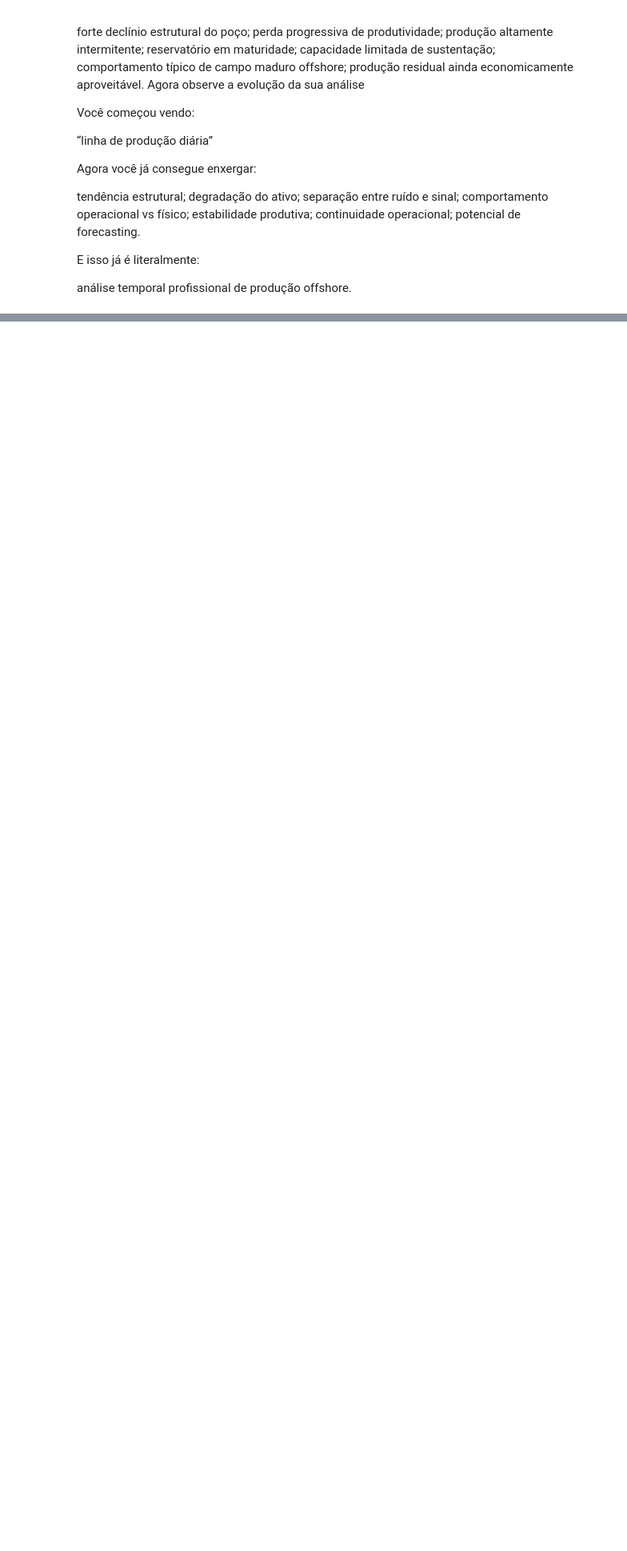
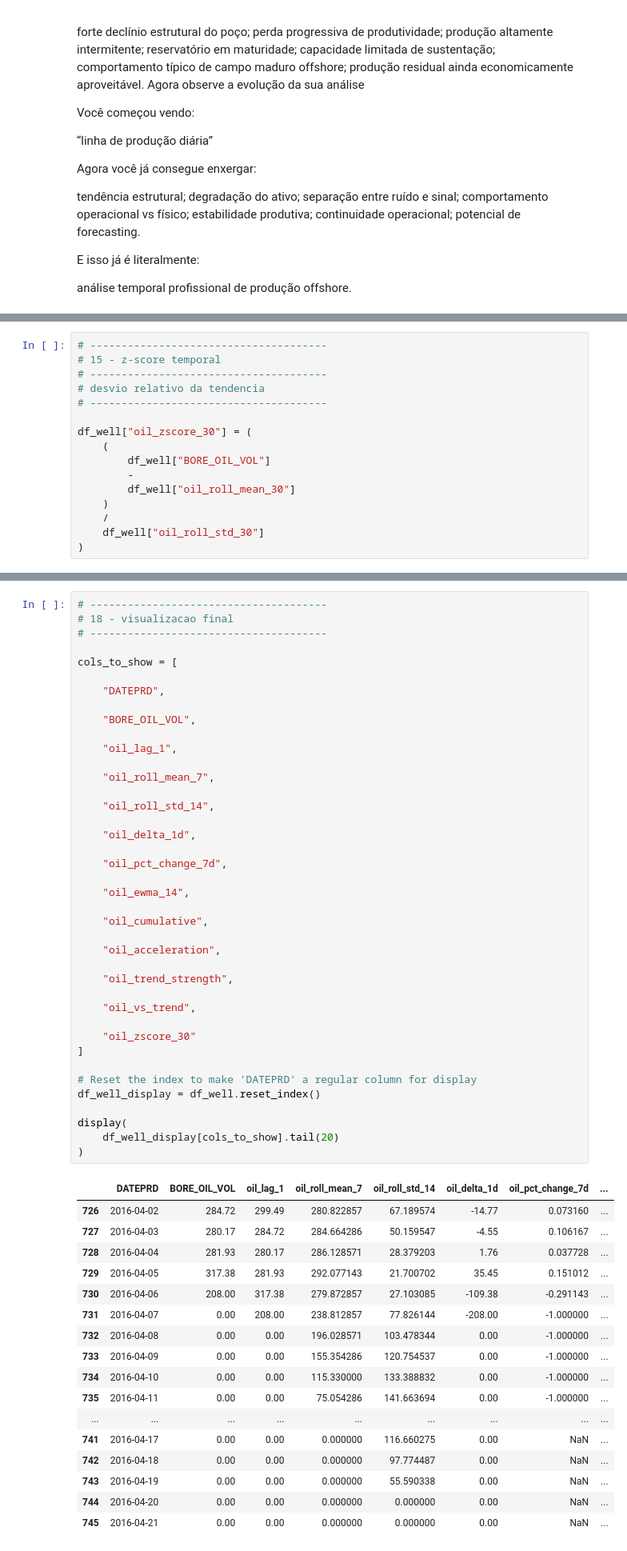
Before and after one commit to marcusvbrangel/production-surveillance, a Jupyter notebook: production_surveillance.ipynb, the cells around one changed output, grey strips where cells are left out. Shown at 80% size. Cells and saved outputs as stored; diff of their text form; blank space fills up the shorter version.

```diff
--- a/production_surveillance.ipynb
+++ b/production_surveillance.ipynb
@@ -1888,0 +2231,16 @@ Aprender:
+# %%
+# --------------------------------------
+# 15 - z-score temporal
+# --------------------------------------
+# desvio relativo da tendencia
+# --------------------------------------
+
+df_well["oil_zscore_30"] = (
+    (
+        df_well["BORE_OIL_VOL"]
+        -
+        df_well["oil_roll_mean_30"]
+    )
+    /
+    df_well["oil_roll_std_30"]
+)
@@ -1888,0 +2317,58 @@ Aprender:
+# %%
+# --------------------------------------
+# 18 - visualizacao final
+# --------------------------------------
+
+cols_to_show = [
+
+    "DATEPRD",
+
+    "BORE_OIL_VOL",
+
+    "oil_lag_1",
+
+    "oil_roll_mean_7",
+
+    "oil_roll_std_14",
+
+    "oil_delta_1d",
+
+    "oil_pct_change_7d",
+
+    "oil_ewma_14",
+
+    "oil_cumulative",
+
+    "oil_acceleration",
+
+    "oil_trend_strength",
+
+    "oil_vs_trend",
+
+    "oil_zscore_30"
+]
+
+# Reset the index to make 'DATEPRD' a regular column for display
+df_well_display = df_well.reset_index()
+
+display(
+    df_well_display[cols_to_show].tail(20)
+)
+# %% [output]
+|  | DATEPRD | BORE_OIL_VOL | oil_lag_1 | oil_roll_mean_7 | oil_roll_std_14 | oil_delta_1d | oil_pct_change_7d | ... |
+| 726 | 2016-04-02 | 284.72 | 299.49 | 280.822857 | 67.189574 | -14.77 | 0.073160 | ... |
+| 727 | 2016-04-03 | 280.17 | 284.72 | 284.664286 | 50.159547 | -4.55 | 0.106167 | ... |
+| 728 | 2016-04-04 | 281.93 | 280.17 | 286.128571 | 28.379203 | 1.76 | 0.037728 | ... |
+| 729 | 2016-04-05 | 317.38 | 281.93 | 292.077143 | 21.700702 | 35.45 | 0.151012 | ... |
+| 730 | 2016-04-06 | 208.00 | 317.38 | 279.872857 | 27.103085 | -109.38 | -0.291143 | ... |
+| 731 | 2016-04-07 | 0.00 | 208.00 | 238.812857 | 77.826144 | -208.00 | -1.000000 | ... |
+| 732 | 2016-04-08 | 0.00 | 0.00 | 196.028571 | 103.478344 | 0.00 | -1.000000 | ... |
+| 733 | 2016-04-09 | 0.00 | 0.00 | 155.354286 | 120.754537 | 0.00 | -1.000000 | ... |
+| 734 | 2016-04-10 | 0.00 | 0.00 | 115.330000 | 133.388832 | 0.00 | -1.000000 | ... |
+| 735 | 2016-04-11 | 0.00 | 0.00 | 75.054286 | 141.663694 | 0.00 | -1.000000 | ... |
+| ... | ... | ... | ... | ... | ... | ... | ... | ... |
+| 741 | 2016-04-17 | 0.00 | 0.00 | 0.000000 | 116.660275 | 0.00 | NaN | ... |
+| 742 | 2016-04-18 | 0.00 | 0.00 | 0.000000 | 97.774487 | 0.00 | NaN | ... |
+| 743 | 2016-04-19 | 0.00 | 0.00 | 0.000000 | 55.590338 | 0.00 | NaN | ... |
+| 744 | 2016-04-20 | 0.00 | 0.00 | 0.000000 | 0.000000 | 0.00 | NaN | ... |
+| 745 | 2016-04-21 | 0.00 | 0.00 | 0.000000 | 0.000000 | 0.00 | NaN | ... |
```
Also changed, not shown: parts of 21 cells of this notebook.
